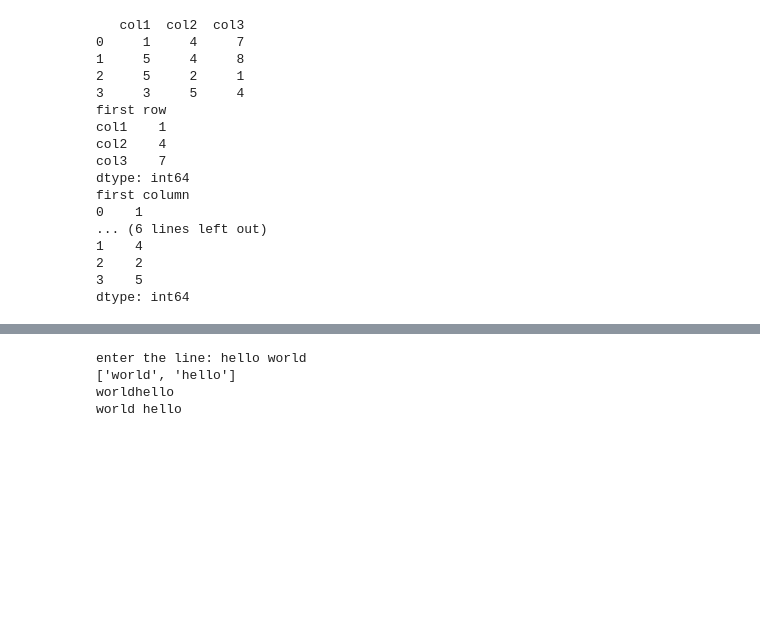
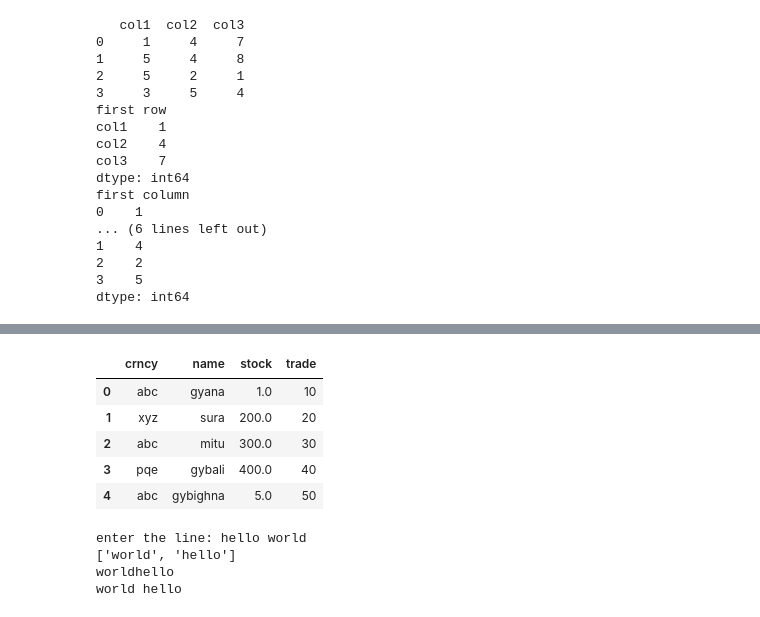
Before and after one commit to Gyana45/Pandas, a Jupyter notebook: pandas_interview.ipynb, the cells around one changed output, grey strips where cells are left out. Drawn from its saved outputs; the diff is of its cells as text; code cells hidden in the pictures; blank space fills up the shorter version.

```diff
--- a/pandas_interview.ipynb
+++ b/pandas_interview.ipynb
@@ -1190,3 +1225,21 @@ dtype: int64
+# %%
+def test(crncy,name,stock):
+    if crncy=='abc' and name.startswith('gy'):
+        stock=stock/10
+    return stock
+
+
+
+df['stock']=df.apply(lambda x:test(x['crncy'],x['name'],x['stock']) , axis=1)
+# %%
+df
+# %% [output]
+|  | crncy | name | stock | trade |
+| 0 | abc | gyana | 1.0 | 10 |
+| 1 | xyz | sura | 200.0 | 20 |
+| 2 | abc | mitu | 300.0 | 30 |
+| 3 | pqe | gybali | 400.0 | 40 |
+| 4 | abc | gybighna | 5.0 | 50 |
 # %%
 l=str(input('enter the line: '))
 l1=l.split(' ')
```
Also changed, not shown: parts of 8 cells of this notebook, 1 other file.
